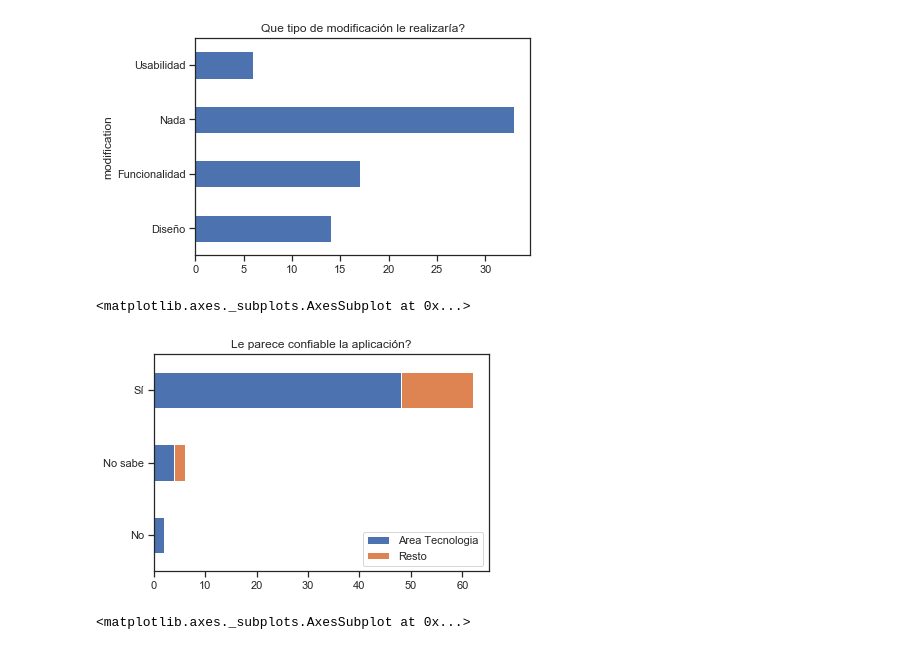
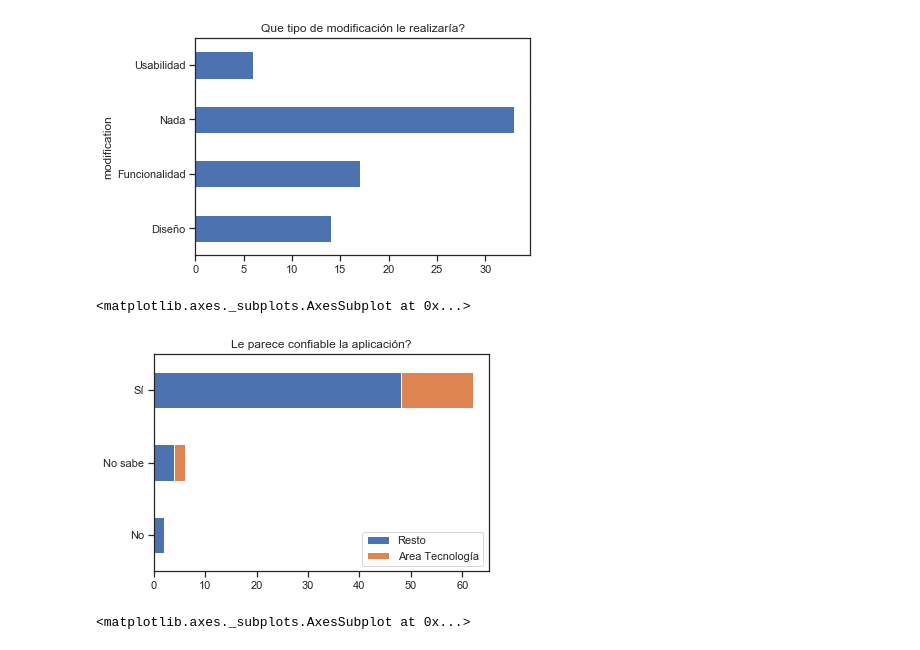
Before and after one commit to alefherrera/my-order-data, a Jupyter notebook: notebook.ipynb, the cells around one changed output. Drawn from its saved outputs; the diff is of its cells as text; code cells hidden in the pictures.

Commit message:
fix charts

```diff
--- a/notebook.ipynb
+++ b/notebook.ipynb
@@ -83,12 +84,12 @@ df.groupby("modification").size().plot.barh(title="Que tipo de modificación le
 # %%
 col1 = df[df["area"] != "Tecnología"].groupby("trust").size()
 col2 = df[df["area"] == "Tecnología"].groupby("trust").size()
 pd.DataFrame({
-    "Area Tecnologia": col1, "Resto": col2
+    "Resto": col1, "Area Tecnología": col2
 }).plot.barh(stacked=True, title="Le parece confiable la aplicación?")
 # %% [output]
 <matplotlib.axes._subplots.AxesSubplot at 0x...>
-[figure, old version]
+[figure, new version]
 # %%
 df.groupby(["education"])["easy_information"].describe()["mean"].plot.barh(title="Información clara por nivel de estudio")
 # %% [output]
```
Also changed, not shown: parts of 3 cells of this notebook.
